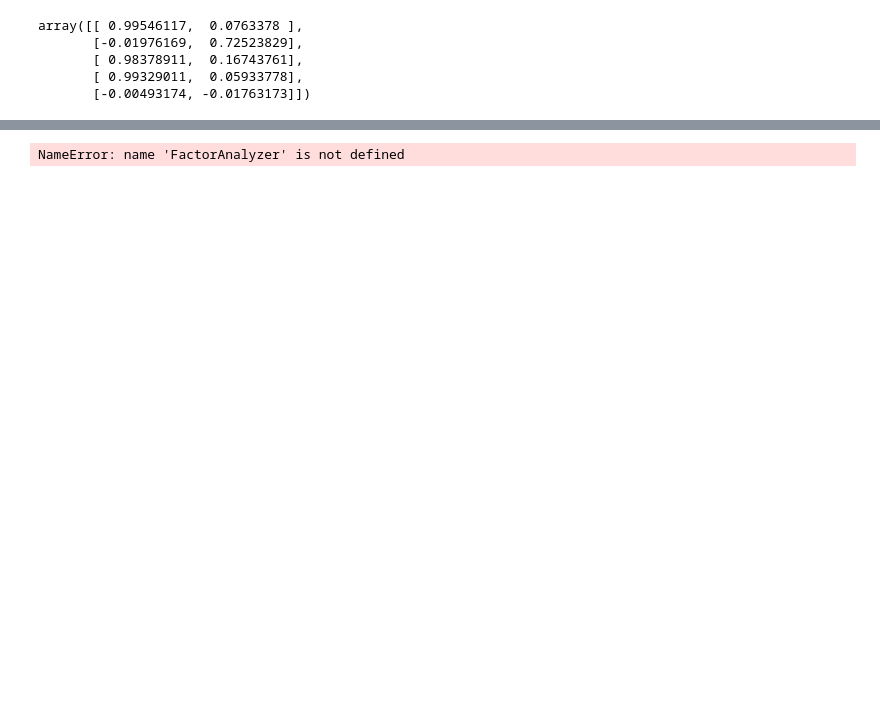
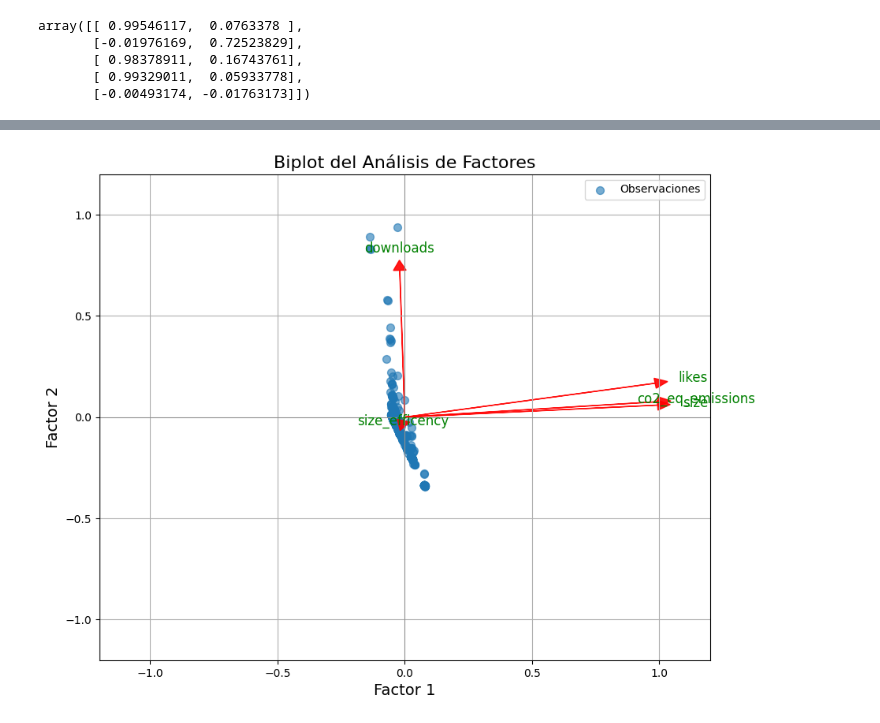
Before and after one commit to jufegare000/hugging-face-co2-multivariate-analysis, a Jupyter notebook: notebooks/3_analisis_factores.ipynb, the cells around one changed output, grey strips where cells are left out. Saved outputs shown, nothing was run; the diff lists cells and outputs as text; code cells hidden in the pictures; blank space fills up the shorter version.

Commit message:
adjunting factor analysis

```diff
--- a/notebooks/3_analisis_factores.ipynb
+++ b/notebooks/3_analisis_factores.ipynb
@@ -153,10 +145,10 @@ NameError: name 'imputed_dataframe' is not defined
 # %%
 scaler = StandardScaler()
-df_scaled = scaler.fit_transform(imputed_dartaframe)
+df_scaled = scaler.fit_transform(imputed_dataframe)
 
 # La función fit_transform devuelve un array de NumPy.
 # Lo convertimos de nuevo a DataFrame para mantener los nombres de las columnas.
-df_scaled = pd.DataFrame(df_scaled, columns=imputed_dartaframe.columns)
+df_scaled = pd.DataFrame(df_scaled, columns=imputed_dataframe.columns)
 
 # --- Paso 3: Realiza el Análisis de Factores Principales ---
 fa = FactorAnalyzer(n_factors=2, rotation='varimax')
@@ -179,31 +171,31 @@ def biplot_mejorado(score, coeff, labels=None):
 
     # Asegurar que las cargas sean un array de NumPy
     if isinstance(coeff, pd.DataFrame):
         coeff = coeff.values
 
     # Graficar las flechas de las variables
     for i in range(n):
         plt.arrow(0, 0, coeff[i, 0], coeff[i, 1], color='r', alpha=0.9, head_width=0.05, head_length=0.05)
         if labels is None:
             plt.text(coeff[i, 0] * 1.15, coeff[i, 1] * 1.15, "Var" + str(i + 1), color='g', ha='center', va='center', fontsize=12)
         else:
             plt.text(coeff[i, 0] * 1.15, coeff[i, 1] * 1.15, labels[i], color='g', ha='center', va='center', fontsize=12)
 
     # Ajustar los límites de los ejes para una mejor visualización
     # Se utiliza un valor fijo para asegurarse de que las flechas se vean claramente
     plt.xlim(-1.2, 1.2)
     plt.ylim(-1.2, 1.2)
 
     plt.xlabel("Factor 1", fontsize=14)
     plt.ylabel("Factor 2", fontsize=14)
     plt.title('Biplot del Análisis de Factores', fontsize=16)
     plt.grid()
     plt.axhline(0, color='gray', lw=0.5)
     plt.axvline(0, color='gray', lw=0.5)
     plt.legend()
     plt.show()
 
 # --- Paso 6: Llama a la función con los resultados del análisis ---
 biplot_mejorado(puntuaciones_factoriales, cargas_factoriales, labels=df_scaled.columns)
 # %% [output]
-NameError: name 'FactorAnalyzer' is not defined
+[figure, added]
```
Also changed, not shown: parts of 3 cells of this notebook.
